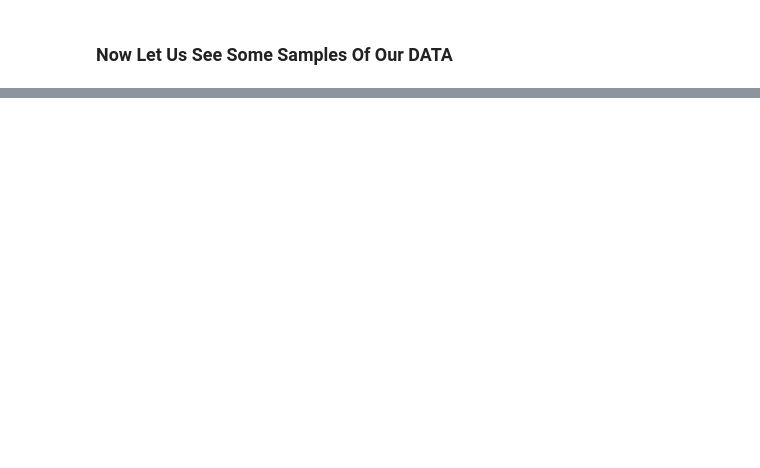
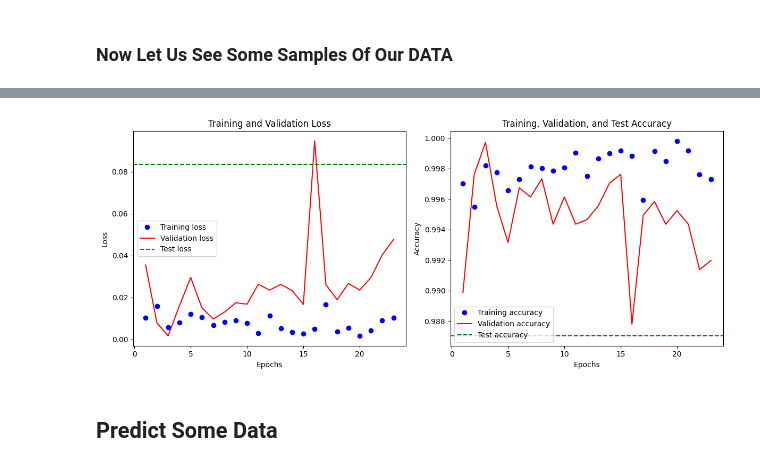
Before and after one commit to youssef-khalf/AI-EAGLES-KAGGLE_COMPETITIONS-, a Jupyter notebook: DIGIT-RECOGNIZER/ATWAN.ipynb, the cells around one changed output, grey strips where cells are left out. Drawn from its saved outputs; the diff is of its cells as text; code cells hidden in the pictures; blank space fills up the shorter version.

```diff
--- a/DIGIT-RECOGNIZER/ATWAN.ipynb
+++ b/DIGIT-RECOGNIZER/ATWAN.ipynb
@@ -114,3 +212,0 @@ model.compile(optimizer='adam', loss='categorical_crossentropy', metrics=['accur
-# %%
-# Train the model
-model.fit(X_train, y_train, batch_size=128, epochs=10, validation_data=(X_test, y_test))
@@ -138,0 +213,4 @@ Epoch 10/10
+# %%
+early_stopping = EarlyStopping(monitor='val_accuracy', patience=20, restore_best_weights=True)
+# %%
+history = model.fit(X_train, y_train, epochs=100, batch_size=128, validation_split=0.1, callbacks=[early_stopping])
@@ -139,5 +235,6 @@ Epoch 10/10
 # %%
+# Evaluate the model on the test set
 # Evaluate the model
-loss, accuracy = model.evaluate(X_test, y_test)
-print(f'Test accuracy: {accuracy}')
+test_loss, test_acc = model.evaluate(X_test, y_test)
+print(f'Test accuracy: {round(test_acc, 3)*100}%')
 # %% [output]
@@ -147,0 +250,36 @@ model.save('Atwan98%.h5')
+# %%
+train_acc  = history.history['accuracy']
+train_loss = history.history['loss']
+val_acc    = history.history['val_accuracy']
+val_loss   = history.history['val_loss']
+
+epochs = range(1, len(train_loss) + 1)
+
+# Visualize The Loss
+plt.figure(figsize=(12, 5))
+
+plt.subplot(1, 2, 1)
+plt.plot(epochs, train_loss, 'bo', label='Training loss')
+plt.plot(epochs, val_loss, 'r', label='Validation loss')
+plt.axhline(y=test_loss, color='g', linestyle='--', label='Test loss')
+plt.title('Training and Validation Loss')
+plt.xlabel('Epochs')
+plt.ylabel('Loss')
+plt.legend()
+
+# Visualize The Accuracy
+plt.subplot(1, 2, 2)
+plt.plot(epochs, train_acc, 'bo', label='Training accuracy')
+plt.plot(epochs, val_acc, 'r', label='Validation accuracy')
+plt.axhline(y=test_acc, color='g', linestyle='--', label='Test accuracy')
+plt.title('Training, Validation, and Test Accuracy')
+plt.xlabel('Epochs')
+plt.ylabel('Accuracy')
+plt.legend()
+
+plt.tight_layout()
+plt.show()
+# %% [output]
+[figure, added]
+# %% [markdown]
+## Predict Some Data
```
Also changed, not shown: parts of 41 cells of this notebook, 2 other files.
